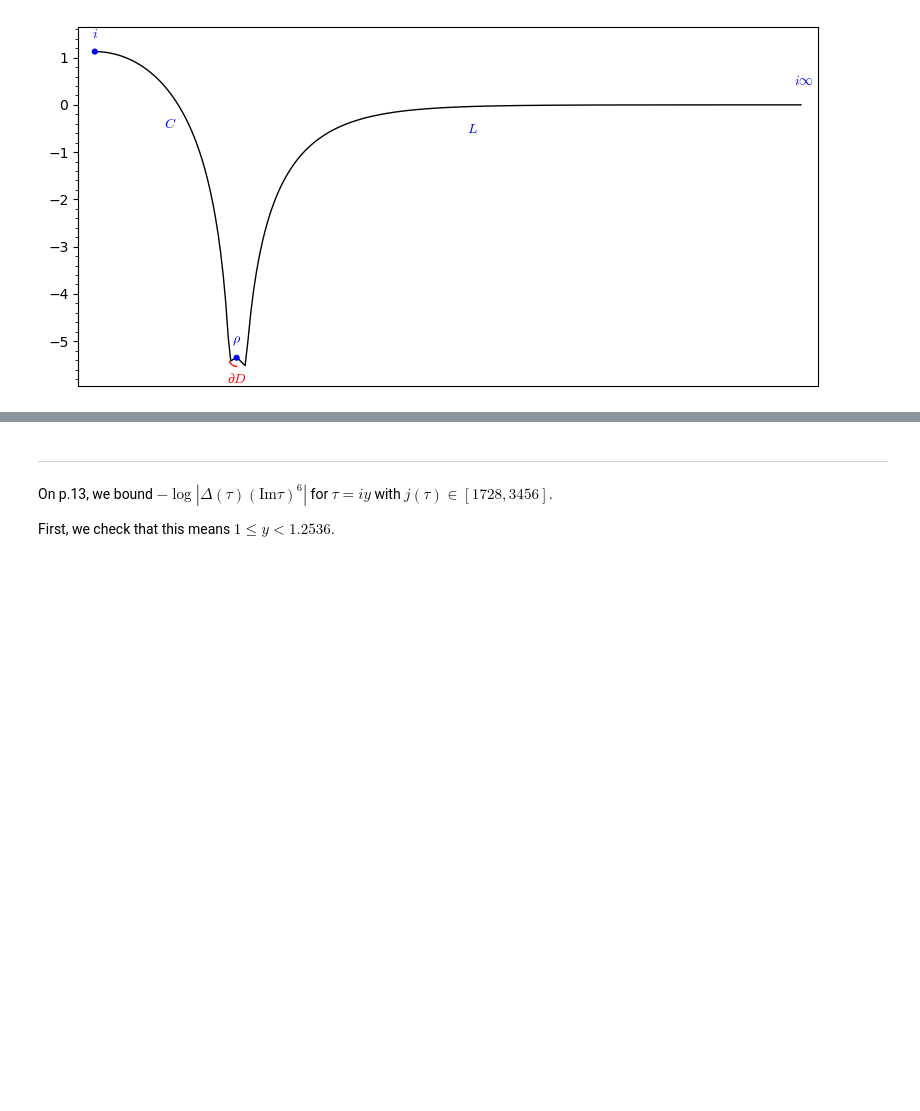
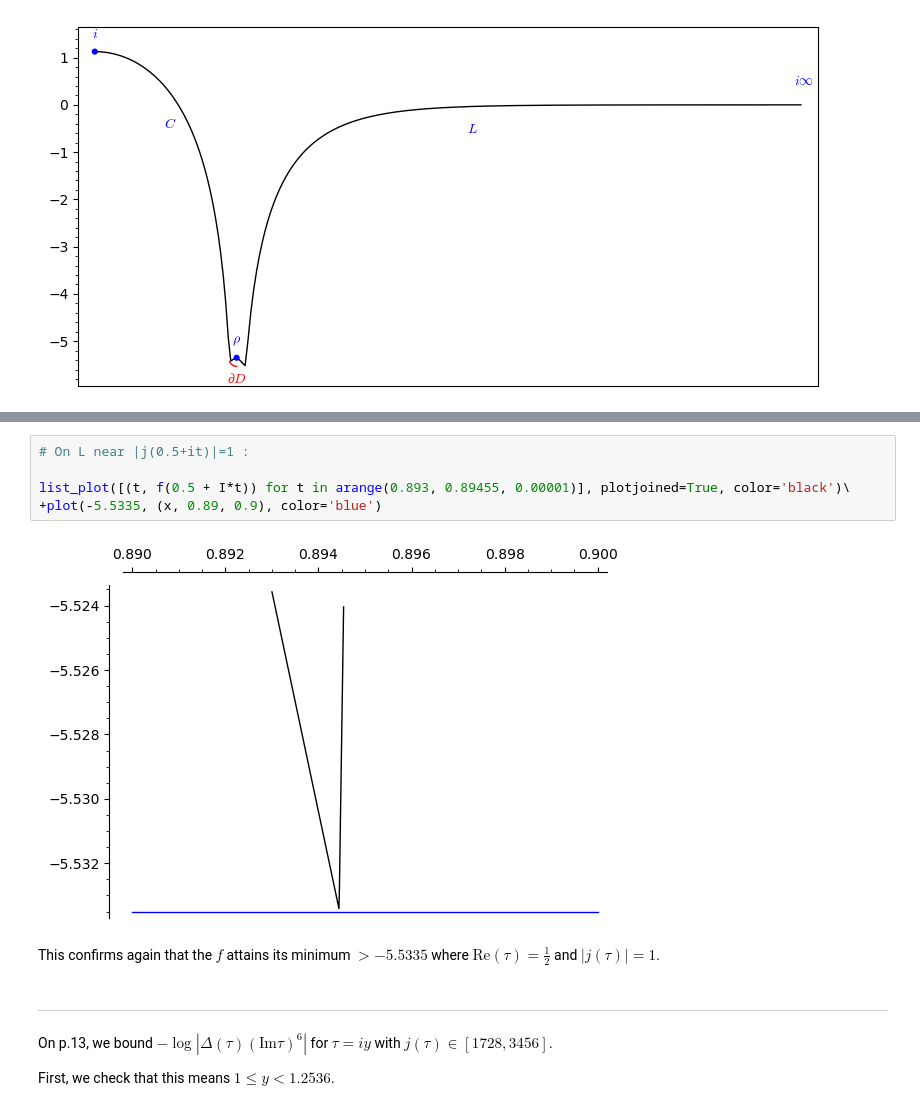
Before and after one commit to florianbreuer/ModularPolynomials, a Jupyter notebook: HeightsModPoly.ipynb, the cells around one changed output, grey strips where cells are left out. Drawn from its saved outputs; the diff is of its cells as text; blank space fills up the shorter version.

```diff
--- a/HeightsModPoly.ipynb
+++ b/HeightsModPoly.ipynb
@@ -307,3 +335,12 @@ fig1.show(axes=False, frame=True, ticks=[[],1.0], figsize=8, aspect_ratio=1)
+# %%
+# On L near |j(0.5+it)|=1 :
+
+list_plot([(t, f(0.5 + I*t)) for t in arange(0.893, 0.89455, 0.00001)], plotjoined=True, color='black')\
++plot(-5.5335, (x, 0.89, 0.9), color='blue')
+# %% [output]
+[figure, added]
+# %% [markdown]
+This confirms again that the $f$ attains its minimum $> -5.5335$ where $\mathrm{Re}(\tau)=\frac{1}{2}$ and $|j(\tau)|=1$.
 # %% [markdown]
 <hr>
 
```
Also changed, not shown: parts of 13 cells of this notebook, 2 other files.
